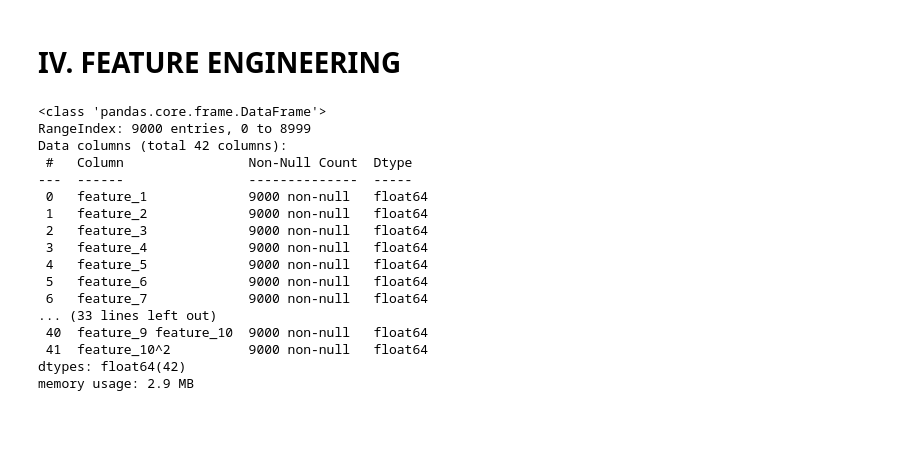
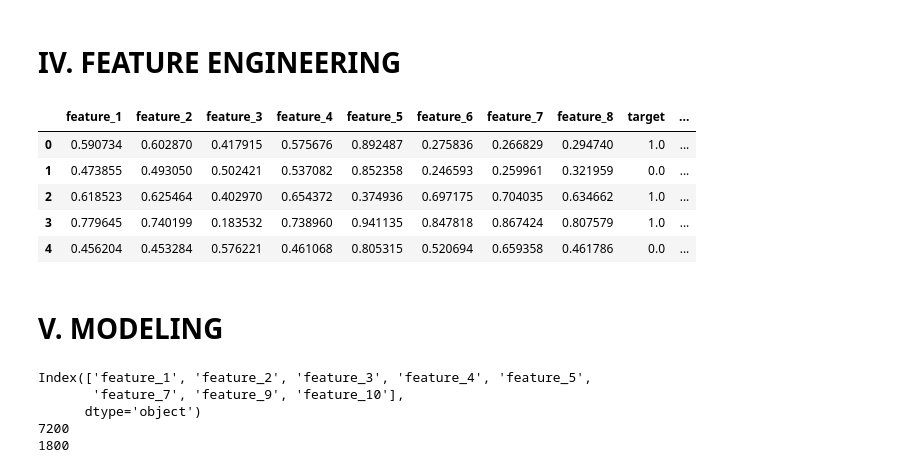
Before and after one commit to Montasir00/Ml_final_project, a Jupyter notebook: Final_Project.ipynb, the cells around one changed output. Drawn from its saved outputs; the diff is of its cells as text; code cells hidden in the pictures; blank space fills up the shorter version.

```diff
--- a/Final_Project.ipynb
+++ b/Final_Project.ipynb
@@ -485,46 +493,22 @@ category_2        1.319349  0.51702
 # %%
 df_stage4 = df_stage3.copy()
 # Function to engineer new features
 def feature_engineering(df_stage4):
     # Create new features based on existing ones
     df_stage4['feature_9'] = df_stage4['feature_1'] / (df_stage4['feature_2'] + 1)
     df_stage4['feature_10'] = df_stage4['feature_3'] / (df_stage4['feature_4'] + 1)
     return df_stage4
 
 # Apply feature engineering
 df_stage4 = feature_engineering(df_stage4)
 
-# Creating polynomial features
-poly = PolynomialFeatures(degree=2, include_bias=False)
-
-# Selecting relevant features for polynomial transformation
-features_to_transform = df_stage4[['feature_1', 'feature_2', 'feature_3', 'feature_4', 'feature_9', 'feature_10']]
-
-# Transforming the features
-poly_features = poly.fit_transform(features_to_transform)
-
-# Creating a DataFrame for the new polynomial features
-poly_features_df = pd.DataFrame(poly_features, columns=poly.get_feature_names_out(features_to_transform.columns))
-
-# Concatenating the polynomial features with the original DataFrame
-df_stage4 = pd.concat([df_stage4.reset_index(drop=True), poly_features_df.reset_index(drop=True)], axis=1)
-
-df_stage4.info()
+df_stage4.head()
 # %% [output]
-<class 'pandas.core.frame.DataFrame'>
-RangeIndex: 9000 entries, 0 to 8999
-Data columns (total 42 columns):
- #   Column                Non-Null Count  Dtype
----  ------                --------------  -----
- 0   feature_1             9000 non-null   float64
- 1   feature_2             9000 non-null   float64
- 2   feature_3             9000 non-null   float64
- 3   feature_4             9000 non-null   float64
- 4   feature_5             9000 non-null   float64
- 5   feature_6             9000 non-null   float64
- 6   feature_7             9000 non-null   float64
-... (33 lines left out)
- 40  feature_9 feature_10  9000 non-null   float64
- 41  feature_10^2          9000 non-null   float64
-dtypes: float64(42)
-memory usage: 2.9 MB
+|  | feature_1 | feature_2 | feature_3 | feature_4 | feature_5 | feature_6 | feature_7 | feature_8 | target | ... |
+| 0 | 0.590734 | 0.602870 | 0.417915 | 0.575676 | 0.892487 | 0.275836 | 0.266829 | 0.294740 | 1.0 | ... |
+| 1 | 0.473855 | 0.493050 | 0.502421 | 0.537082 | 0.852358 | 0.246593 | 0.259961 | 0.321959 | 0.0 | ... |
+| 2 | 0.618523 | 0.625464 | 0.402970 | 0.654372 | 0.374936 | 0.697175 | 0.704035 | 0.634662 | 1.0 | ... |
+| 3 | 0.779645 | 0.740199 | 0.183532 | 0.738960 | 0.941135 | 0.847818 | 0.867424 | 0.807579 | 1.0 | ... |
+| 4 | 0.456204 | 0.453284 | 0.576221 | 0.461068 | 0.805315 | 0.520694 | 0.659358 | 0.461786 | 0.0 | ... |
+# %% [markdown]
+# V. **MODELING**
@@ -530,0 +531,14 @@ memory usage: 2.9 MB
+# %%
+selected_features = select_features(X_train, y_train)
+X_test = X_test[selected_features]
+X_train = X_train[selected_features]
+
+#print(X_train, X_test)
+print(len(X_train))
+print(len(X_test))
+# %% [output]
+Index(['feature_1', 'feature_2', 'feature_3', 'feature_4', 'feature_5',
+       'feature_7', 'feature_9', 'feature_10'],
+      dtype='object')
+7200
+1800
```
Also changed, not shown: parts of 11 cells of this notebook.
